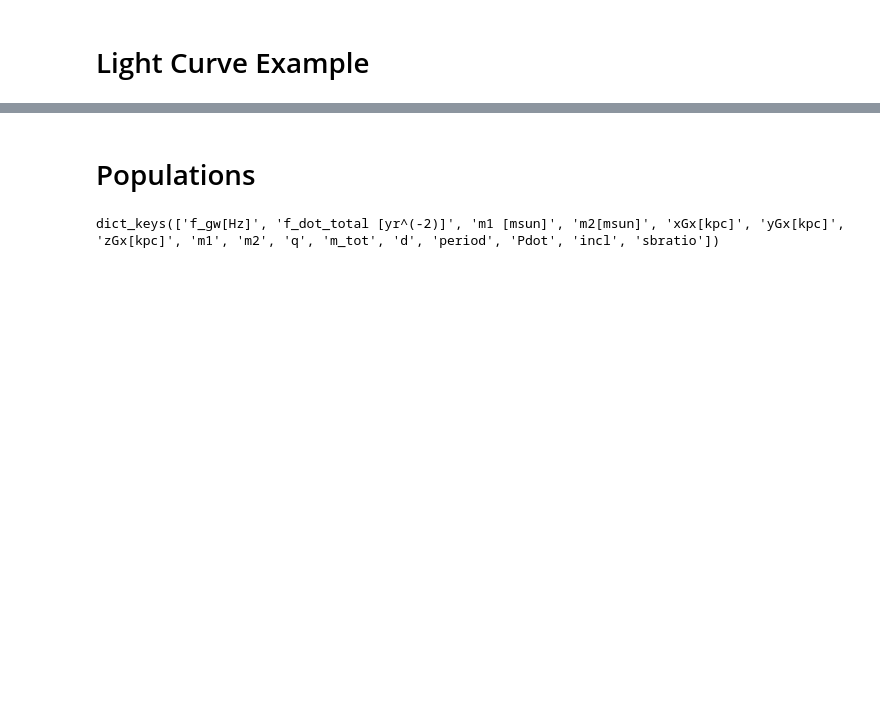
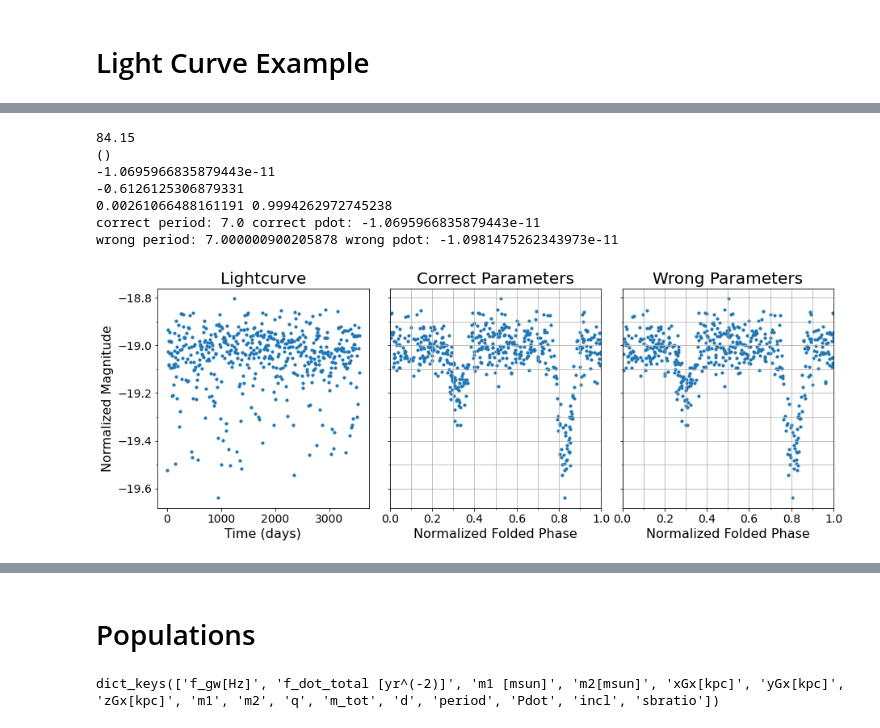
Before and after one commit to mikekatz04/gce, a Jupyter notebook: paper/paper_plots.ipynb, the cells around one changed output, grey strips where cells are left out. Cells and saved outputs as stored; diff of their text form; code cells hidden in the pictures; blank space fills up the shorter version.

```diff
--- a/paper/paper_plots.ipynb
+++ b/paper/paper_plots.ipynb
@@ -88,0 +263,79 @@ lcs[0][:, 1] = np.random.randn(len(mag))*lcs[0][:, 2] + mag
+# %%
+import pickle
+with open('../input/grid_light_curves_fast.pickle', 'rb') as f:
+    check = pickle.load(f)
+
+keys = list(check.keys())
+ind = 3
+binary = check[keys[ind]]
+
+input_dict = binary.get('params')
+
+print(input_dict.get('incl'))
+print(pdot.shape)
+
+lcs = [np.array([binary.get('t'), binary.get('true_mag')]).T]
+print(pdot.max())
+
+titles = ['Lightcurve', 'Correct Parameters', 'Wrong Parameters']
+
+fig, ax = plt.subplots(1, 3, sharey=True)
+plt.subplots_adjust(wspace=0.1)
+fig.set_size_inches(15.0, 5.0)
+ax = ax.ravel()
+
+
+period = input_dict['period']
+frequency = 1./period
+pdot = input_dict['Pdot']
+
+
+wrong_period =  0.0048611117362540816  # np.abs((1+np.random.randn()))*period
+wrong_pdot = -1.0981475262343973e-11 #pdot*4 # (1+np.random.randn())*pdot
+wrong_frequency = 1/wrong_period
+
+t = lcs[0][:,0] + np.random.rand()
+mags = -lcs[0][:,1]
+
+print(mags.min() - np.median(mags))
+
+fold = np.fmod(t-0.5*pdot*frequency*(t*t), period)*frequency
+wrong_fold = np.fmod(t-0.5*wrong_pdot*wrong_frequency*(t*t), wrong_period)*wrong_frequency
+print(wrong_fold.min(), wrong_fold.max())
+
+
+#print(mags)
+ax[0].scatter(t, mags, s=10)
+ax[1].scatter(fold, mags, s=10)
+ax[2].scatter(wrong_fold, mags, s=10)
+
+limits = (0.7, 1.05)
+#ax[0].set_ylim(*limits)
+
+for (ax_i, title) in zip(ax, titles):
+    ax_i.set_title(title, fontsize=20)
+    ax_i.tick_params('both', labelsize=14)
+
+#ax[1].set_xticks([0.0, 0.2, 0.4, 0.6, 0.8])
+for ax_i in ax[1:]:
+    ax_i.set_xlim(0.0, 1.0)
+    ax_i.xaxis.set_minor_locator(AutoMinorLocator(2))
+    ax_i.yaxis.set_minor_locator(AutoMinorLocator(2))
+    ax_i.grid(True, which='both')
+    ax_i.set_xlabel('Normalized Folded Phase', fontsize=16)
+
+#ax[0].set_ylim(0.85, 1.05)
+ax[0].set_xlabel('Time (days)', fontsize=16)
+ax[0].set_ylabel('Normalized Magnitude', fontsize=16)
+#fig.savefig('figures/light_curve_example.pdf', dpi=200)
+print("correct period:", period*24*60, "correct pdot:", pdot)
+print("wrong period:", wrong_period*24*60, "wrong pdot:", wrong_pdot)
+# %% [output]
+84.15
+()
+-1.0695966835879443e-11
+-0.6126125306879331
+0.00261066488161191 0.9994262972745238
+correct period: 7.0 correct pdot: -1.0695966835879443e-11
+wrong period: 7.000000900205878 wrong pdot: -1.0981475262343973e-11
+[figure, added]
```
Also changed, not shown: parts of 28 cells of this notebook, 8 other files.
